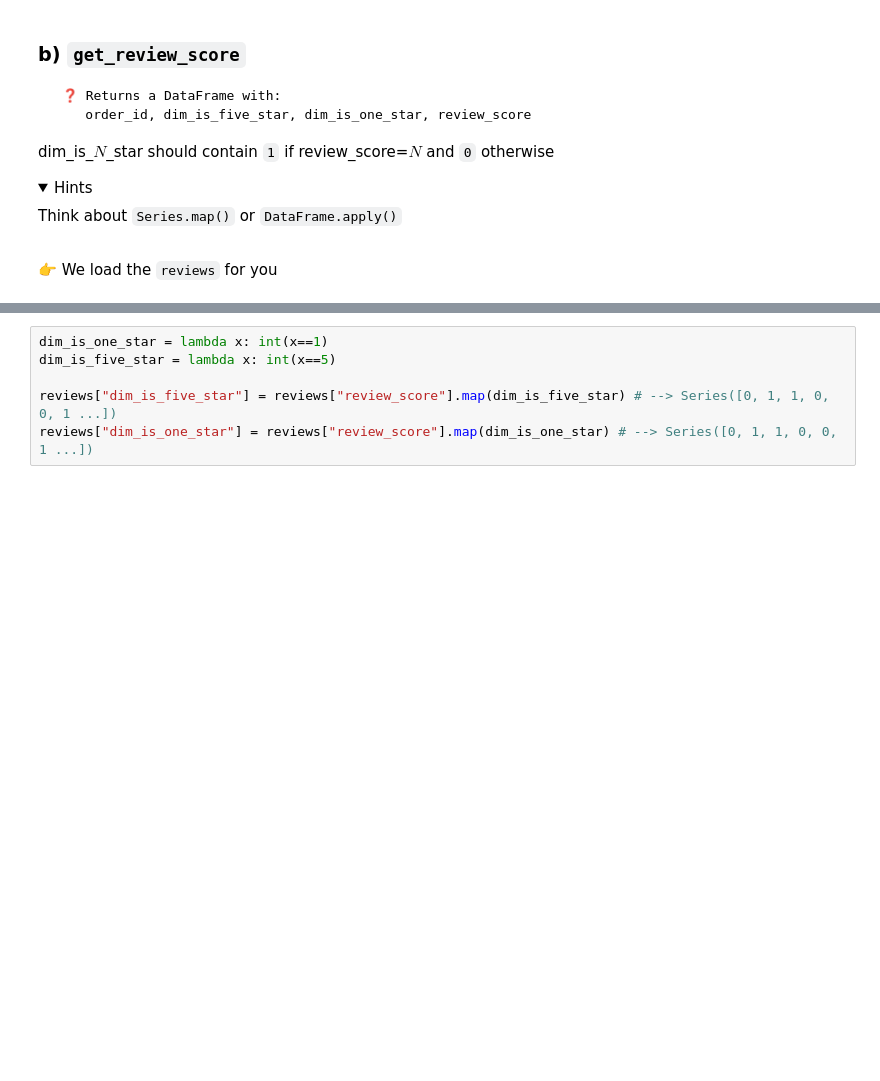
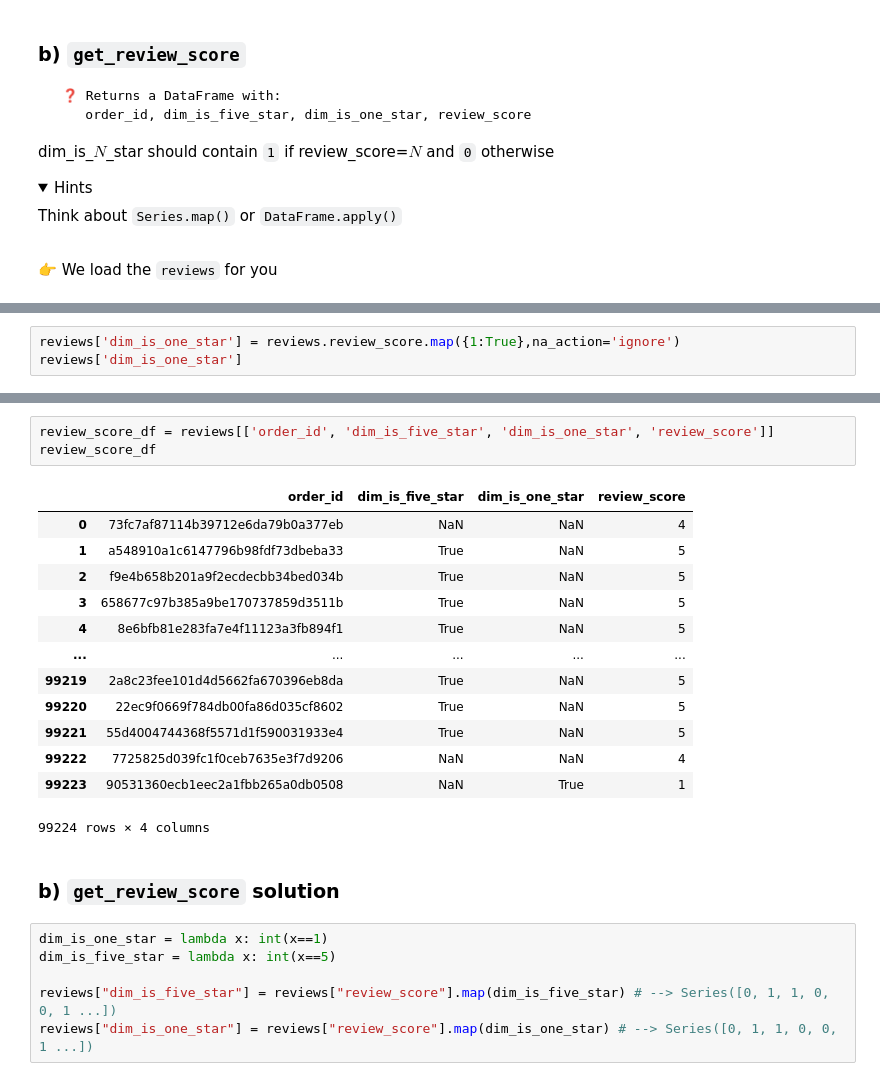
Before and after one commit to LucasPancotto/olist_practice_2023, a Jupyter notebook: 02-Statistical-Inference/data-orders-redo-2023-07-31/orders.ipynb, the cells around one changed output, grey strips where cells are left out. Cells and saved outputs as stored; diff of their text form; folded sections open; blank space fills up the shorter version.

```diff
--- a/02-Statistical-Inference/data-orders-redo-2023-07-31/orders.ipynb
+++ b/02-Statistical-Inference/data-orders-redo-2023-07-31/orders.ipynb
@@ -402,0 +413,3 @@ reviews
+# %%
+reviews['dim_is_one_star'] = reviews.review_score.map({1:True},na_action='ignore')
+reviews['dim_is_one_star']
@@ -403,3 +429,22 @@ reviews
+# %%
+review_score_df = reviews[['order_id', 'dim_is_five_star', 'dim_is_one_star', 'review_score']]
+review_score_df
+# %% [output]
+|  | order_id | dim_is_five_star | dim_is_one_star | review_score |
+| 0 | 73fc7af87114b39712e6da79b0a377eb | NaN | NaN | 4 |
+| 1 | a548910a1c6147796b98fdf73dbeba33 | True | NaN | 5 |
+| 2 | f9e4b658b201a9f2ecdecbb34bed034b | True | NaN | 5 |
+| 3 | 658677c97b385a9be170737859d3511b | True | NaN | 5 |
+| 4 | 8e6bfb81e283fa7e4f11123a3fb894f1 | True | NaN | 5 |
+| ... | ... | ... | ... | ... |
+| 99219 | 2a8c23fee101d4d5662fa670396eb8da | True | NaN | 5 |
+| 99220 | 22ec9f0669f784db00fa86d035cf8602 | True | NaN | 5 |
+| 99221 | 55d4004744368f5571d1f590031933e4 | True | NaN | 5 |
+| 99222 | 7725825d039fc1f0ceb7635e3f7d9206 | NaN | NaN | 4 |
+| 99223 | 90531360ecb1eec2a1fbb265a0db0508 | NaN | True | 1 |
+99224 rows × 4 columns
+# %% [markdown]
+### b) `get_review_score` solution
 # %%
 dim_is_one_star = lambda x: int(x==1)
 dim_is_five_star = lambda x: int(x==5)
```
Also changed, not shown: parts of 17 cells of this notebook, 5 other files.
